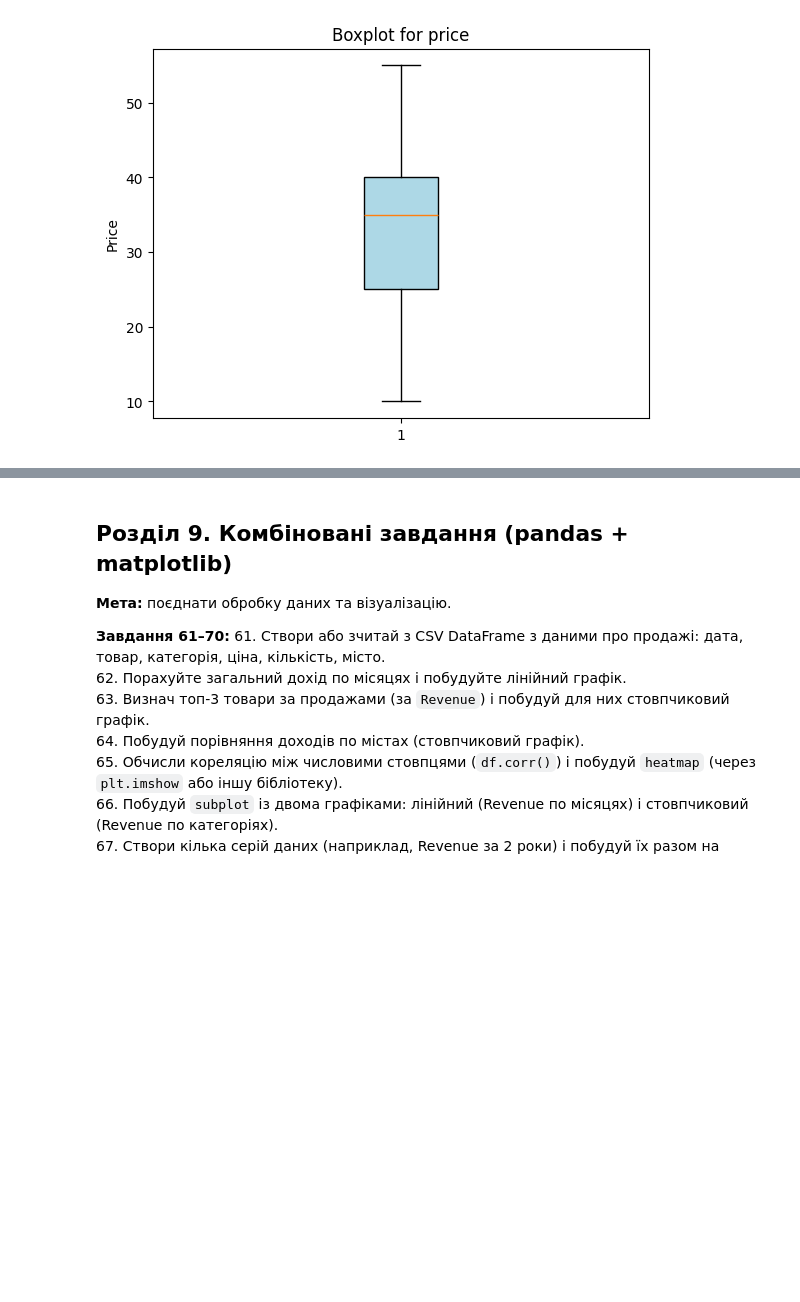
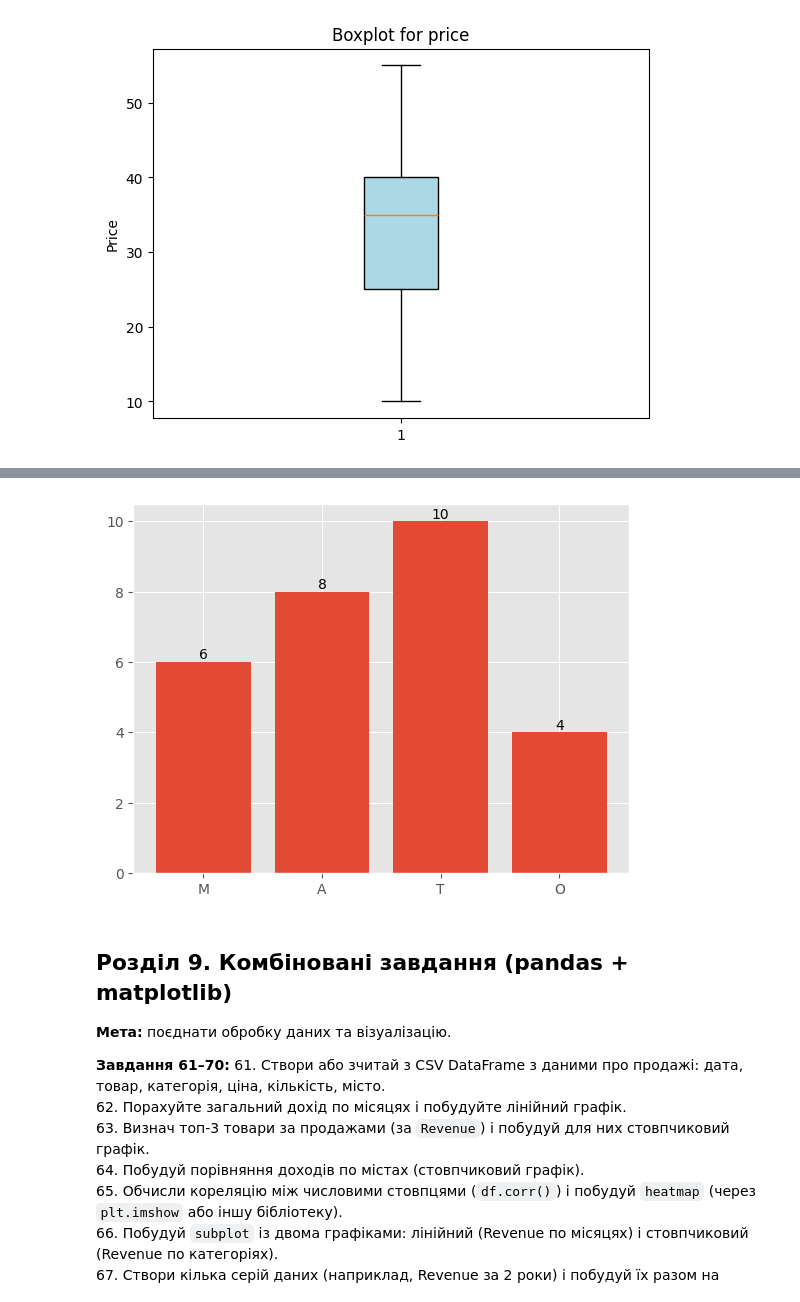
Before and after one commit to SvitChekan/test-task-Python-DTA, a Jupyter notebook: pandas_matplotlib_practice.ipynb, the cells around one changed output, grey strips where cells are left out. Saved outputs shown, nothing was run; the diff lists cells and outputs as text; code cells hidden in the pictures; blank space fills up the shorter version.

```diff
--- a/pandas_matplotlib_practice.ipynb
+++ b/pandas_matplotlib_practice.ipynb
@@ -1149,5 +1176,16 @@ plt.show
 # %%
-# 60 Додай підписи значень на стовпчиковому графіку (через plt.text або ax.bar_label()).
+# 60 Додай підписи значень на стовпчиковому графіку (через plt.text або ax.bar_label())
+
+Categories = ['M', "A", "T", "O"]
+Values = [6, 8, 10, 4]
+
+fig, ax = plt.subplots()
+bars = ax.bar(Categories, Values)
+ax.bar_label(bars)
+
+plt.show()
+# %% [output]
+[figure, added]
 # %% [markdown]
 ## Розділ 9. Комбіновані завдання (pandas + matplotlib)
 **Мета:** поєднати обробку даних та візуалізацію.
```
Also changed, not shown: parts of 25 cells of this notebook, 1 other file.
